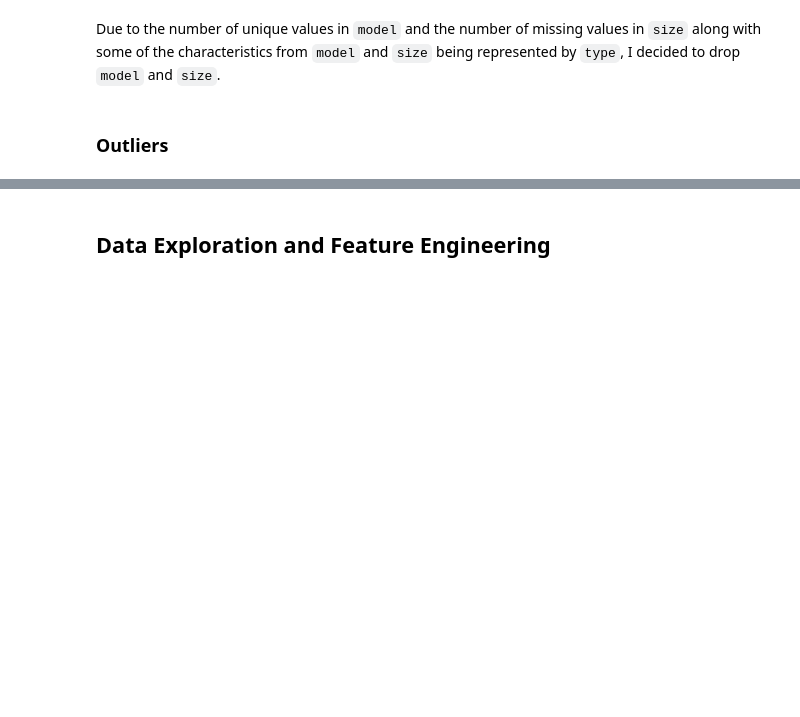
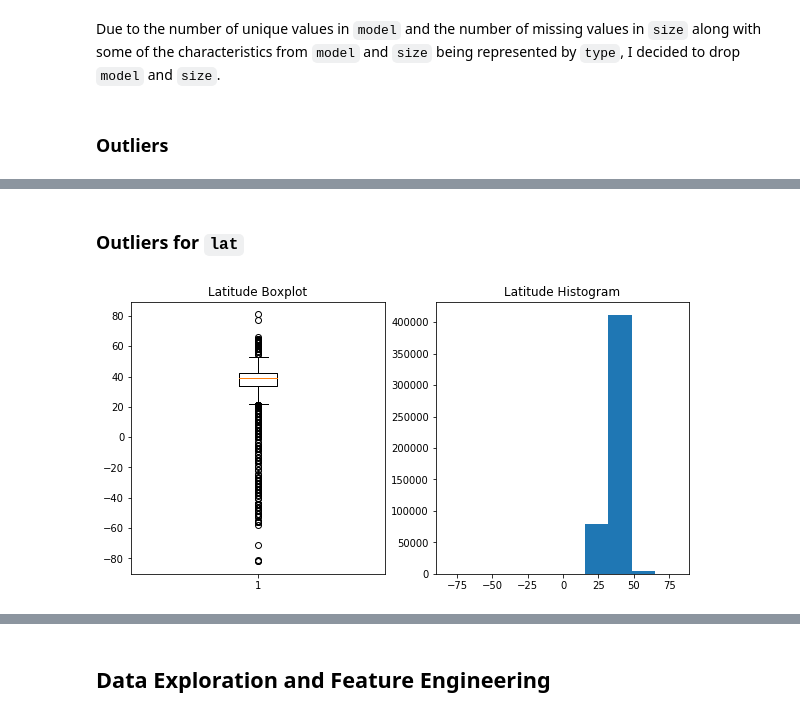
Before and after one commit to BenGriffith/data-science, a Jupyter notebook: capstone/supervised/used-cars.ipynb, the cells around one changed output, grey strips where cells are left out. Drawn from its saved outputs; the diff is of its cells as text; code cells hidden in the pictures; blank space fills up the shorter version.

````diff
--- a/capstone/supervised/used-cars.ipynb
+++ b/capstone/supervised/used-cars.ipynb
@@ -723,0 +776,6 @@ def outlier_visual(column):
+# %% [markdown]
+### Outliers for ```lat```
+# %%
+outlier_visual(cars['lat'], 'Latitude')
+# %% [output]
+[figure, added]
````
Also changed, not shown: parts of 53 cells of this notebook.
